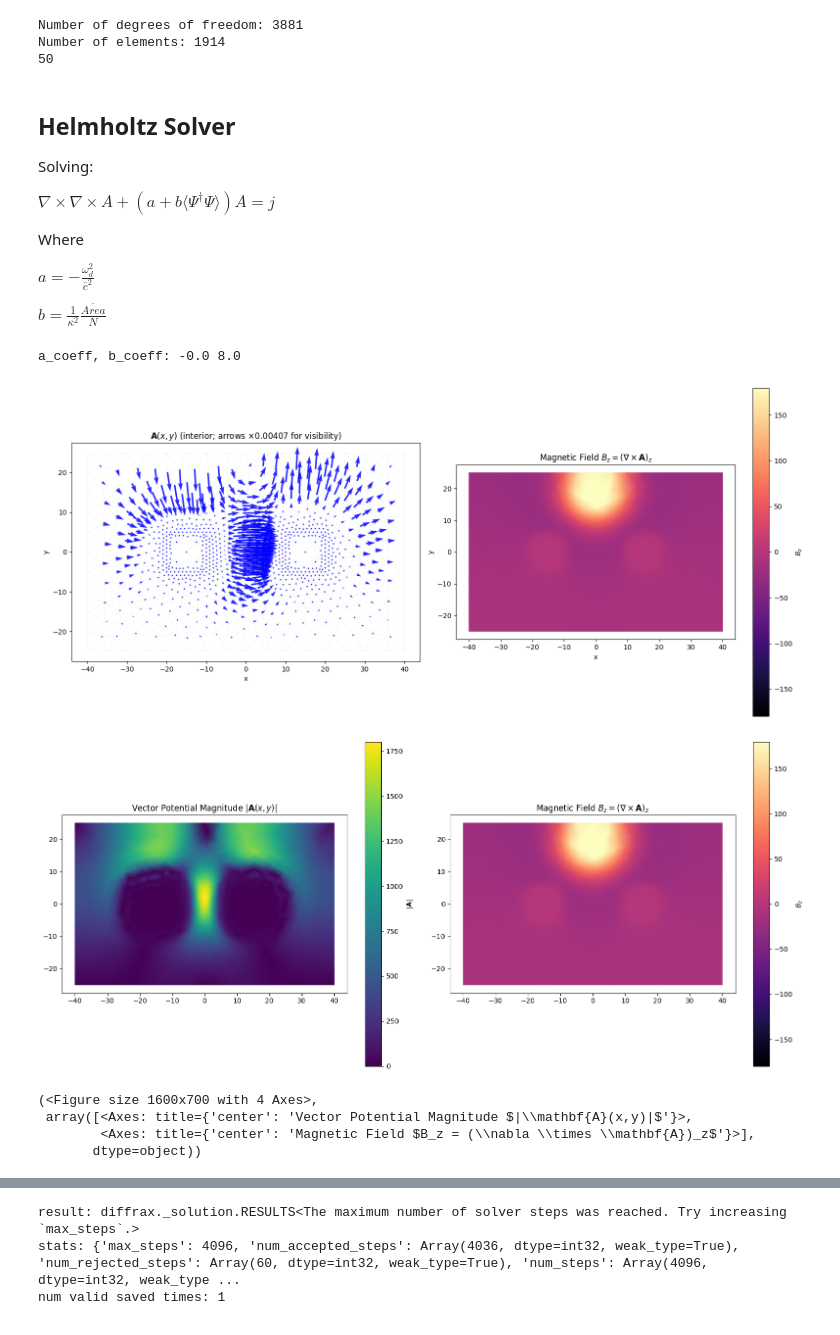
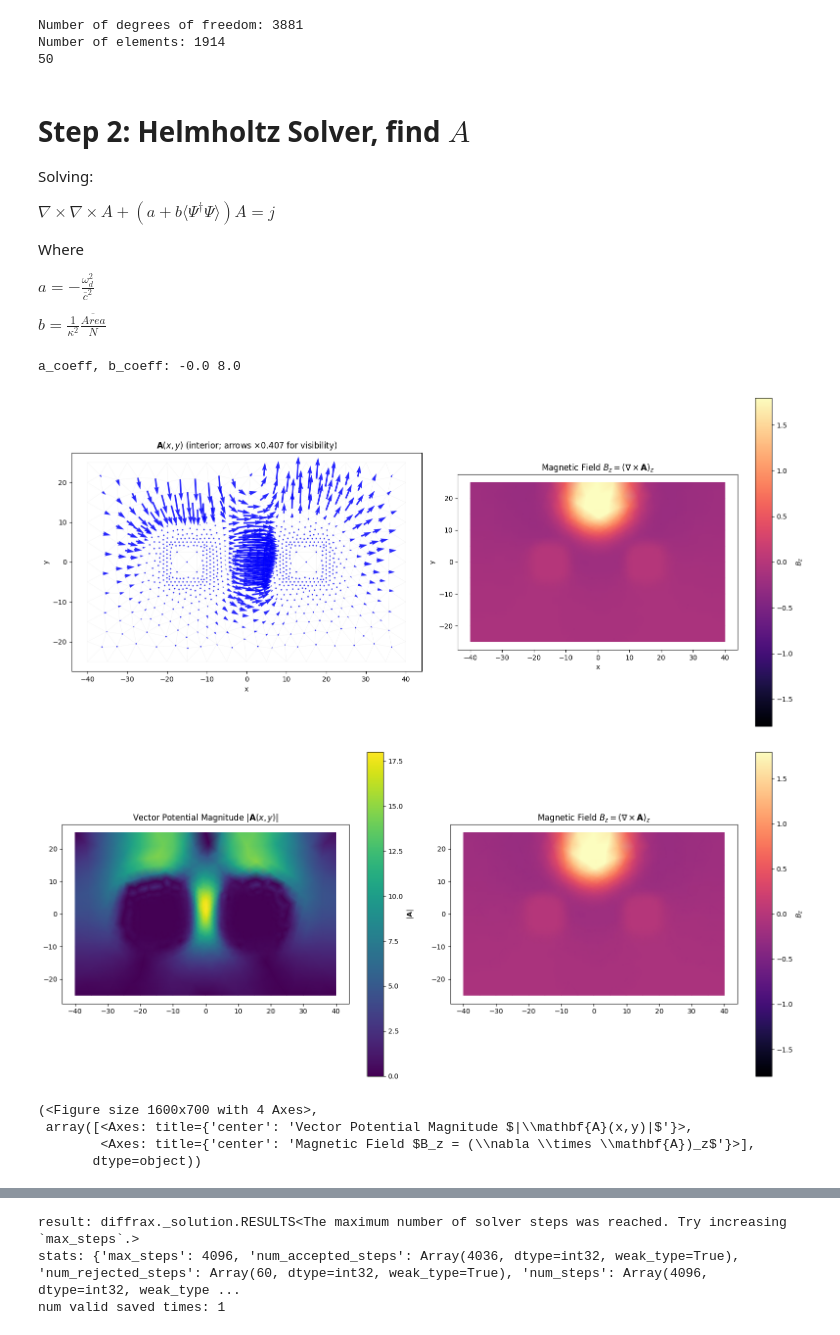
Before and after one commit to vcaipu/cqednumerics, a Jupyter notebook: RabiLondon/2DMaxwells.ipynb, the cells around one changed output, grey strips where cells are left out. Saved outputs shown, nothing was run; the diff lists cells and outputs as text; code cells hidden in the pictures.

```diff
--- a/RabiLondon/2DMaxwells.ipynb
+++ b/RabiLondon/2DMaxwells.ipynb
@@ -41,7 +41,7 @@ Number of degrees of freedom: 3881
 Number of elements: 1914
 50
 # %% [markdown]
-## Helmholtz Solver
+# Step 2: Helmholtz Solver, find $A$
 
 Solving:
 
@@ -111,35 +111,35 @@ def dipole_source(v, w):
     x = w.x[0]
     y = w.x[1]
     x0, y0 = 0.0, 20.0
     sigma = 10.0
-    m = 100000
+    m = 1000
     M = (m / (np.pi * sigma**2)) * np.exp(-((x - x0)**2 + (y - y0)**2) / sigma**2)
     Jx = -M * 2 * (y - y0) / sigma**2
     Jy =  M * 2 * (x - x0) / sigma**2
     J_vec = np.array([Jx, Jy])
     return dot(J_vec, v)
 
 A_matrix = asm(bilinear_form, basis_edge,
                psi_exp=femsystem.basis.interpolate(np.asarray(psi_exp, dtype=np.float64)))
 
 b_vector = asm(general_source, basis_edge,
                bx=basis_nodal.interpolate(b_nodal_values[0,:]),
                by=basis_nodal.interpolate(b_nodal_values[1,:]))
 
 b_vector = asm(dipole_source, basis_edge)
 
 A_sol = np.zeros(basis_edge.N)
 D = basis_edge.get_dofs().all()
 A_int, b_int, x_int, I = condense(A_matrix, b_vector, D=D)
 A_sol[I] = spsolve(A_int, b_int)
 
 vis = VisualizeVF(mesh, basis_edge, A_sol)
 fig, ax = vis.visualize_vf(A_sol, bz_symmetric_percentile=99.0)
 vis.visualize_vf_mag(A_sol, bz_symmetric_percentile=99.0)
 # vis.visualize_bz_surface(A_sol, bz_symmetric_percentile=99.0)
 # %% [output]
 a_coeff, b_coeff: -0.0 8.0
-[figure, old version]
+[figure, new version]
 [figure]
 (<Figure size 1600x700 with 4 Axes>,
  array([<Axes: title={'center': 'Vector Potential Magnitude $|\\mathbf{A}(x,y)|$'}>,
```
Also changed, not shown: parts of 14 cells of this notebook.
